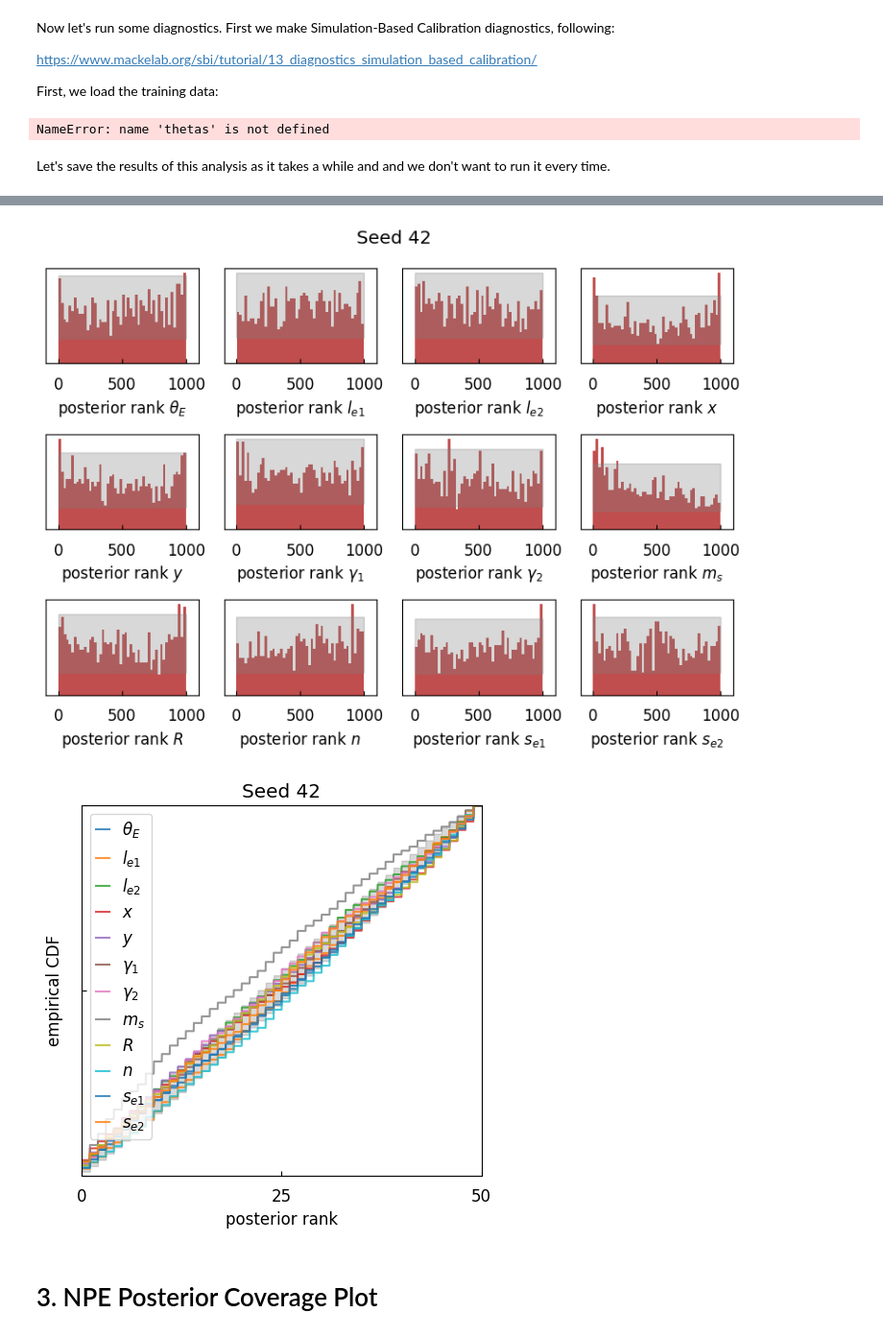
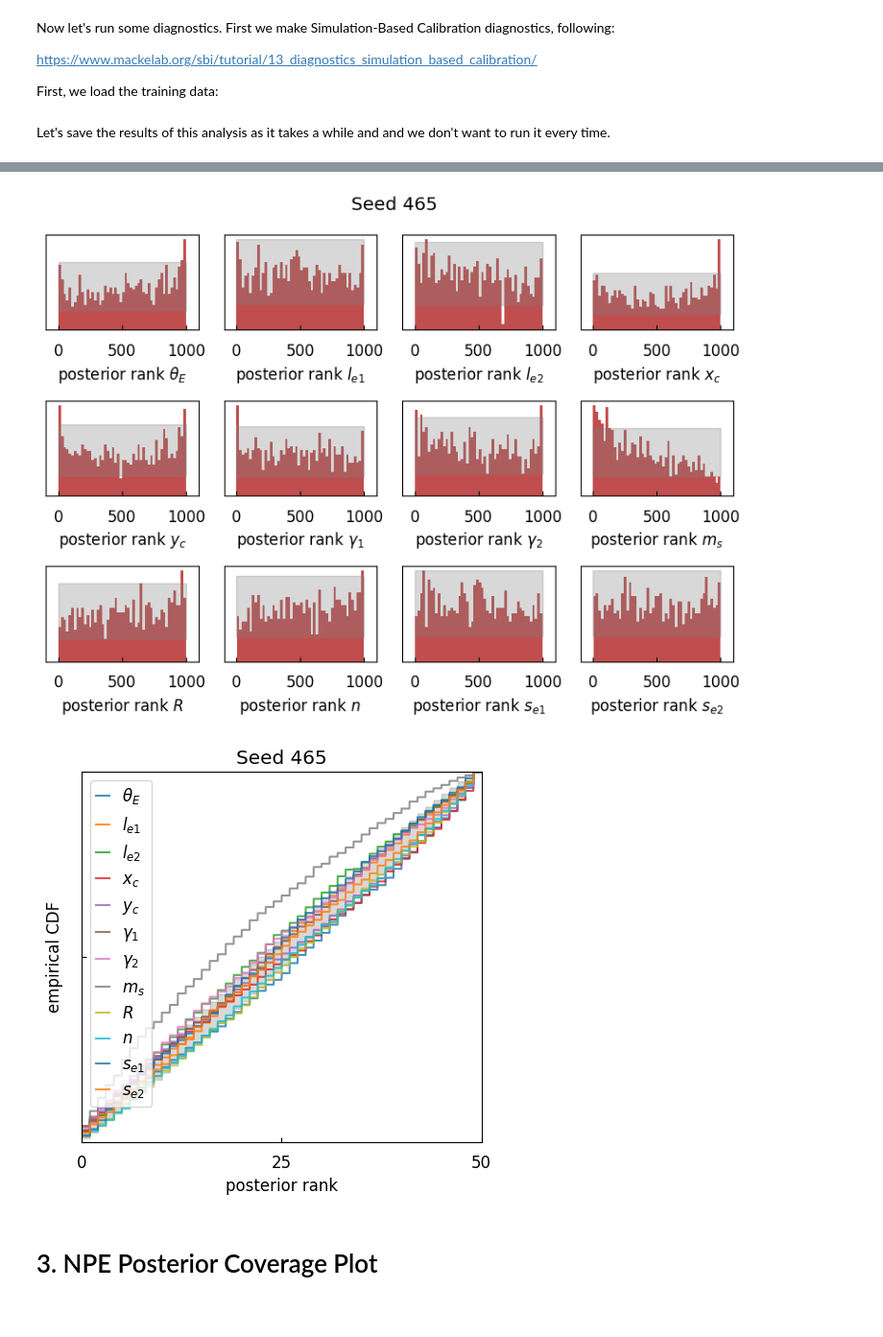
Before and after one commit to deepskies/DeepLensSBI, a Jupyter notebook: Analysis/12_param_analysis_notebook.ipynb, the cells around one changed output, grey strips where cells are left out. Shown at 96% size. Cells and saved outputs as stored; diff of their text form; code cells hidden in the pictures.

```diff
--- a/Analysis/12_param_analysis_notebook.ipynb
+++ b/Analysis/12_param_analysis_notebook.ipynb
@@ -281,10 +248,11 @@ Estimated Total Size (MB): 1.67
 ----------------------------------------------------------------
 # %%
 
-file_name = "../SBI_WG/Jason/12param_seed42.pkl"
+file_name = "../SBI_WG/Jason/12param_seed465.pkl"
 open_file = open(file_name, "rb")
-pos_list_400_20_42 = pickle.load(open_file)
+pos_list = pickle.load(open_file)
 open_file.close()
+seed = 465
 # %% [markdown]
 # 2. Simulated-Based Calibration Diagnostics
 # %% [markdown]
@@ -344,10 +312,6 @@ from sbi.analysis import check_sbc,run_sbc, get_nltp, sbc_rank_plot
 from sbi.inference import SNPE, SNPE_C, prepare_for_sbi, simulate_for_sbi
 from sbi.simulators import linear_gaussian, diagonal_linear_gaussian
 
+num_sbc_runs = 1000
 num_posterior_samples = 1000
-
-ranks_42, dap_samples_42 = run_sbc(theta, images, pos_list_400_20_42[0], num_posterior_samples=num_posterior_samples)
-check_stats_42 = check_sbc(ranks_42.cpu(), theta.cpu(), dap_samples_42.cpu(), num_posterior_samples=num_posterior_samples)
-# %% [output]
-NameError: name 'thetas' is not defined
 # %%
@@ -361,30 +328,29 @@ open_file = open(file_name, "wb")
 pickle.dump(SBC_arr, open_file)
 open_file.close()
 # %%
-file_name = "../SBI_WG/Jason/12_param_model_seed42_SBC.pkl"
+file_name = f"../SBI_WG/Jason/12_param_model_seed_{seed}_SBC.pkl"
 open_file = open(file_name, "rb")
 SBC_arr = pickle.load(open_file)
 open_file.close()
 
-ranks_42, dap_samples_42, check_stats_42 = SBC_arr
+ranks, dap_samples, check_stats = SBC_arr
 # %%
+print(f"kolmogorov-smirnov p-values \ncheck_stats['ks_pvals'] = {check_stats['ks_pvals'].cpu().numpy()}")
+print(f"c2st accuracies \ncheck_stats['c2st_ranks'] = {check_stats['c2st_ranks'].cpu().numpy()}")
+print(f"- c2st accuracies check_stats['c2st_dap'] = {check_stats['c2st_dap'].cpu().numpy()}")
 
-print(f"kolmogorov-smirnov p-values \ncheck_stats['ks_pvals'] = {check_stats_42['ks_pvals'].cpu().numpy()}")
-print(f"c2st accuracies \ncheck_stats['c2st_ranks'] = {check_stats_42['c2st_ranks'].cpu().numpy()}")
-print(f"- c2st accuracies check_stats['c2st_dap'] = {check_stats_42['c2st_dap'].cpu().numpy()}")
+parameter_labels=[r'$\theta_E$',r'$l_{e1}$',r'$l_{e2}$',r'$x_c$',r'$y_c$',r'$\gamma_1$',r'$\gamma_2$',r'$m_s$',r'$R$',r'$n$',r'$s_{e1}$',r'$s_{e2}$']
 
-parameter_labels=[r'$\theta_E$',r'$l_{e1}$',r'$l_{e2}$',r'$x$',r'$y$',r'$\gamma_1$',r'$\gamma_2$',r'$m_s$',r'$R$',r'$n$',r'$s_{e1}$',r'$s_{e2}$']
-
-f,ax=sbc_rank_plot(ranks=ranks_42.cpu(),num_posterior_samples=num_posterior_samples,
+f,ax=sbc_rank_plot(ranks=ranks.cpu(),num_posterior_samples=num_posterior_samples,
              plot_type="hist",
              num_bins=None, parameter_labels=parameter_labels, ranks_labels=[''], figsize = (8,6))
-plt.suptitle('Seed 42')
+plt.suptitle(f'Seed {seed}')
 plt.tight_layout()
-plt.savefig('12_param_npe_pos_42_sbc_hist.pdf', format='pdf')
+plt.savefig(f'12_param_npe_pos_{seed}_sbc_hist.pdf', format='pdf')
 
-f, ax = sbc_rank_plot(ranks_42.cpu(), num_sbc_runs, plot_type = "cdf", parameter_labels=parameter_labels, figsize = (5,5))
-plt.title('Seed 42')
+f, ax = sbc_rank_plot(ranks.cpu(), num_sbc_runs, plot_type = "cdf", parameter_labels=parameter_labels, figsize = (5,5))
+plt.title(f'Seed {seed}')
 plt.tight_layout()
-plt.savefig('12_param_npe_pos_42_sbc_cdf.pdf', format='pdf')
+plt.savefig(f'12_param_npe_pos_{seed}_sbc_cdf.pdf', format='pdf')
 # %% [output]
 kolmogorov-smirnov p-values
@@ -399,5 +365,5 @@ check_stats['c2st_ranks'] = [0.5805 0.5865 0.5865 0.5795 0.5835 0.581  0.581  0.
-[figure, old version]
+[figure, new version]
-[figure, old version]
+[figure, new version]
 # %% [markdown]
 # 3. NPE Posterior Coverage Plot
 # %% [markdown]
```
Also changed, not shown: parts of 23 cells of this notebook.
